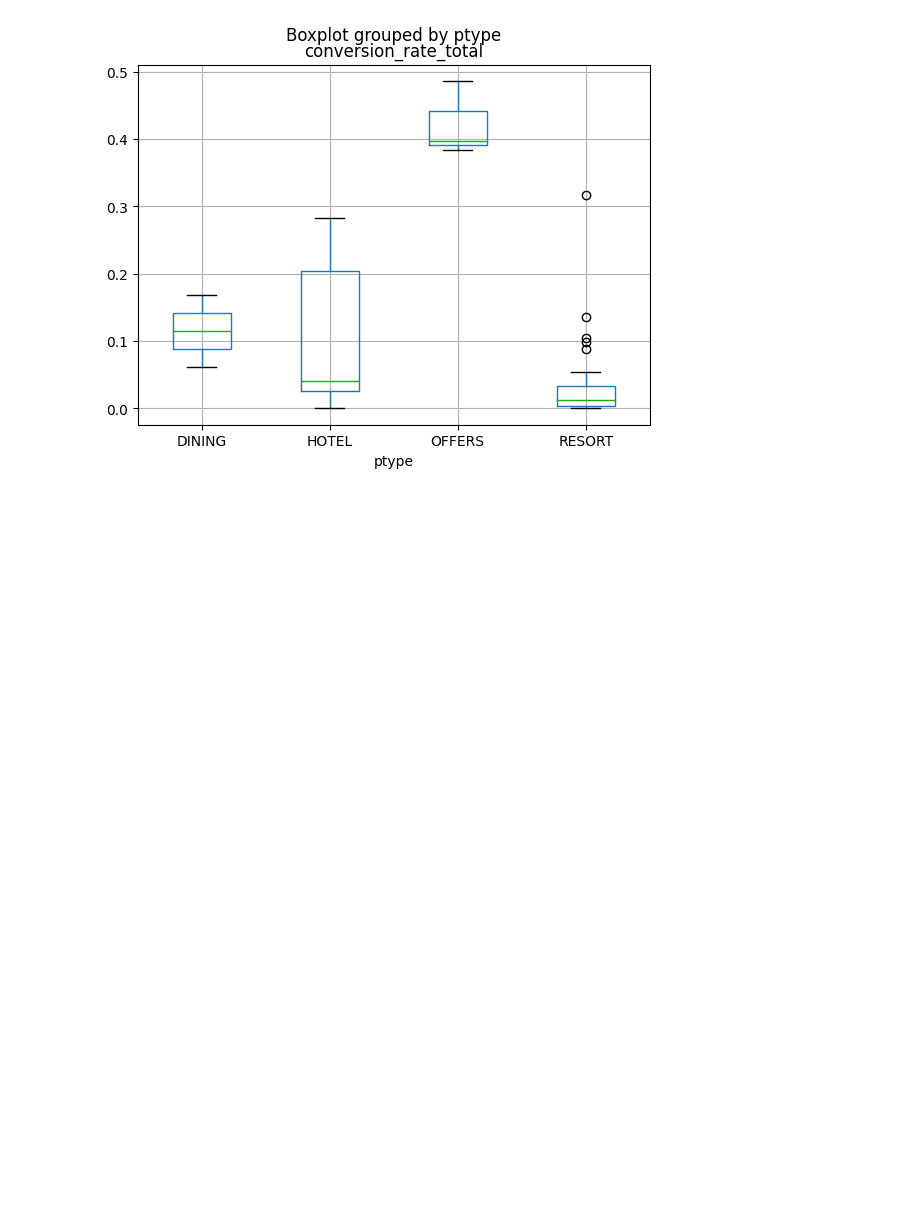
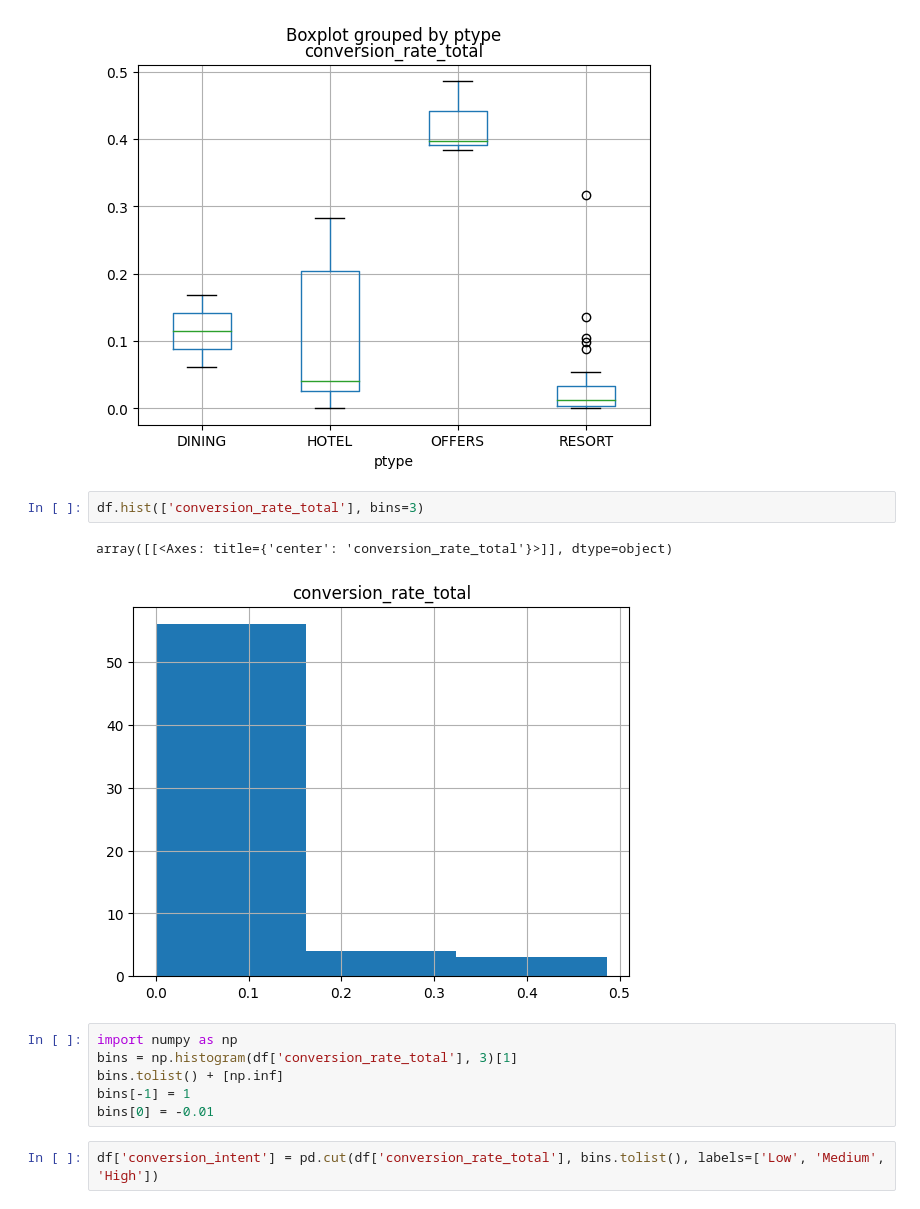
Before and after one commit to h-tracey/adirani-hackathon-2023, a Jupyter notebook: page_conversions.ipynb, the cells around one changed output. Drawn from its saved outputs; the diff is of its cells as text; blank space fills up the shorter version.

```diff
--- a/page_conversions.ipynb
+++ b/page_conversions.ipynb
@@ -25,3 +25,16 @@ df.boxplot('conversion_rate_total', by='ptype')
 # %% [output]
 <Axes: title={'center': 'conversion_rate_total'}, xlabel='ptype'>
 [figure]
+# %%
+df.hist(['conversion_rate_total'], bins=3)
+# %% [output]
+array([[<Axes: title={'center': 'conversion_rate_total'}>]], dtype=object)
+[figure, added]
+# %%
+import numpy as np
+bins = np.histogram(df['conversion_rate_total'], 3)[1]
+bins.tolist() + [np.inf]
+bins[-1] = 1
+bins[0] = -0.01
+# %%
+df['conversion_intent'] = pd.cut(df['conversion_rate_total'], bins.tolist(), labels=['Low', 'Medium', 'High'])
```
Also changed, not shown: parts of 4 cells of this notebook.
